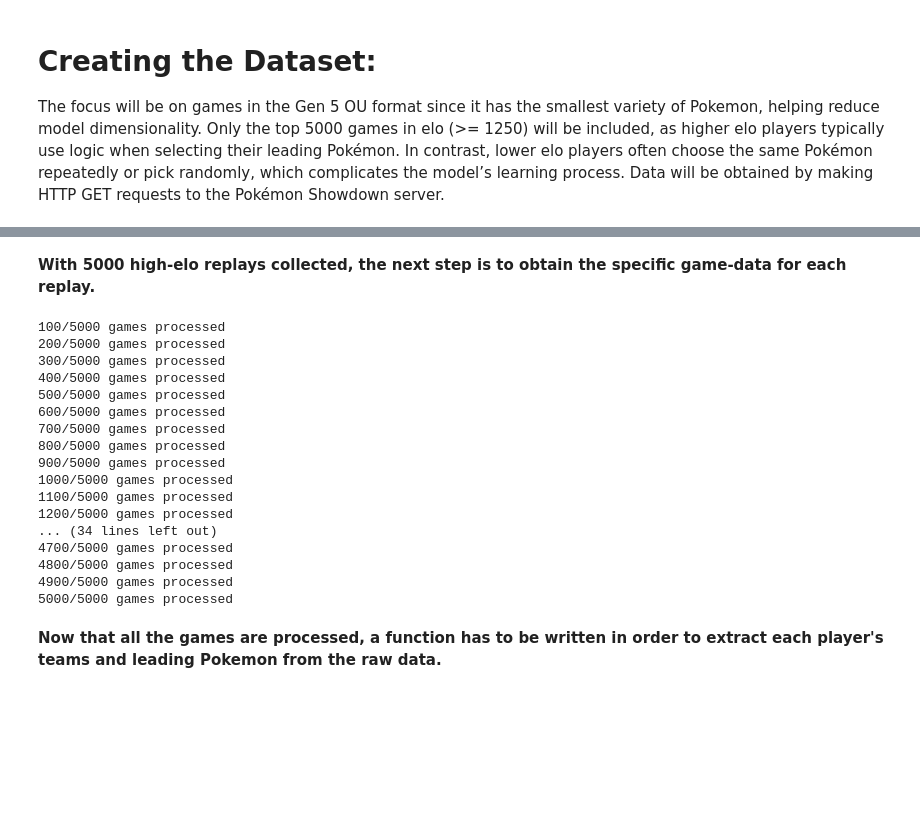
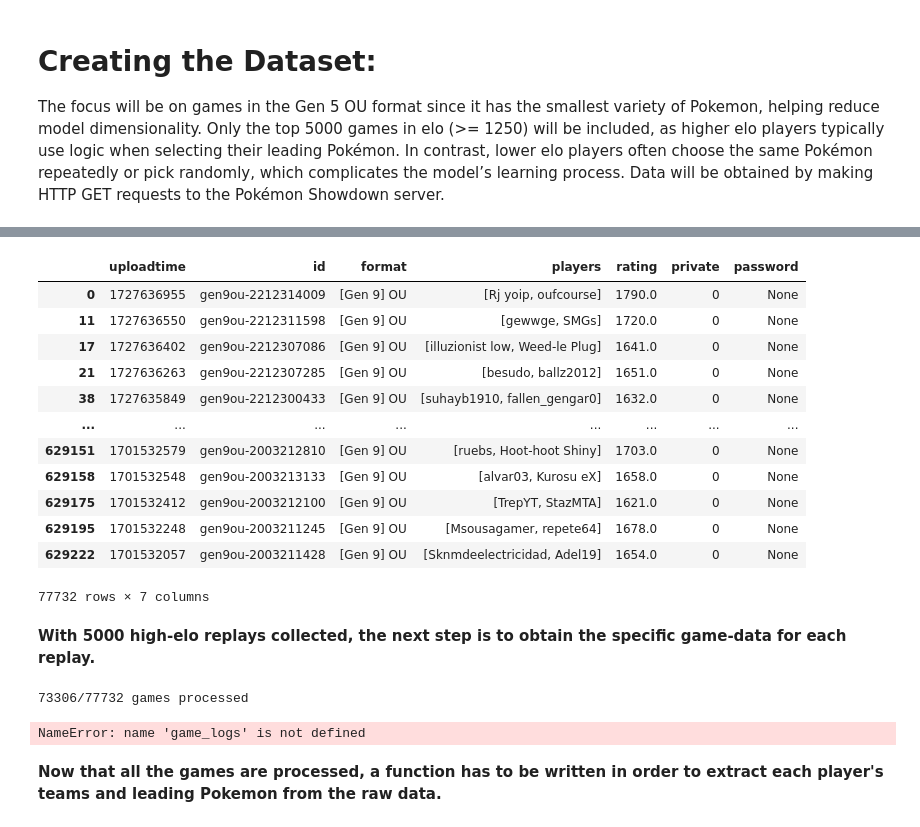
Before and after one commit to nick-kann/Xatu-AI, a Jupyter notebook: BuildDataset.ipynb, the cells around one changed output, grey strips where cells are left out. Saved outputs shown, nothing was run; the diff lists cells and outputs as text; code cells hidden in the pictures; blank space fills up the shorter version.

```diff
--- a/BuildDataset.ipynb
+++ b/BuildDataset.ipynb
@@ -61,34 +85,38 @@ df
+# %%
+df_high_elo = df[df['rating'] >= 1600]
+df_high_elo
+# %% [output]
+|  | uploadtime | id | format | players | rating | private | password |
+| 0 | 1727636955 | gen9ou-2212314009 | [Gen 9] OU | [Rj yoip, oufcourse] | 1790.0 | 0 | None |
+| 11 | 1727636550 | gen9ou-2212311598 | [Gen 9] OU | [gewwge, SMGs] | 1720.0 | 0 | None |
+| 17 | 1727636402 | gen9ou-2212307086 | [Gen 9] OU | [illuzionist low, Weed-le Plug] | 1641.0 | 0 | None |
+| 21 | 1727636263 | gen9ou-2212307285 | [Gen 9] OU | [besudo, ballz2012] | 1651.0 | 0 | None |
+| 38 | 1727635849 | gen9ou-2212300433 | [Gen 9] OU | [suhayb1910, fallen_gengar0] | 1632.0 | 0 | None |
+| ... | ... | ... | ... | ... | ... | ... | ... |
+| 629151 | 1701532579 | gen9ou-2003212810 | [Gen 9] OU | [ruebs, Hoot-hoot Shiny] | 1703.0 | 0 | None |
+| 629158 | 1701532548 | gen9ou-2003213133 | [Gen 9] OU | [alvar03, Kurosu eX] | 1658.0 | 0 | None |
+| 629175 | 1701532412 | gen9ou-2003212100 | [Gen 9] OU | [TrepYT, StazMTA] | 1621.0 | 0 | None |
+| 629195 | 1701532248 | gen9ou-2003211245 | [Gen 9] OU | [Msousagamer, repete64] | 1678.0 | 0 | None |
+| 629222 | 1701532057 | gen9ou-2003211428 | [Gen 9] OU | [Sknmdeelectricidad, Adel19] | 1654.0 | 0 | None |
+77732 rows × 7 columns
 # %% [markdown]
 **With 5000 high-elo replays collected, the next step is to obtain the specific game-data for each replay.**
 # %%
 game_logs = []
 i = 0
 for id in df['id']:
-    url = f"https://replay.pokemonshowdown.com/{id}.json"
+    url = f"https://replay.pokemonshowdown.com/{id}.json"o
     response = requests.get(url)
     data = response.json()
     game_logs.append(data)
     i += 1
-    if i % 100 == 0:
-        print(f"{i}/5000 games processed")
+    print(f"\r{i}/77732 games processed", end='')
 # %% [output]
-100/5000 games processed
-200/5000 games processed
-300/5000 games processed
-400/5000 games processed
-500/5000 games processed
-600/5000 games processed
-700/5000 games processed
-800/5000 games processed
-900/5000 games processed
-1000/5000 games processed
-1100/5000 games processed
-1200/5000 games processed
-... (34 lines left out)
-4700/5000 games processed
-4800/5000 games processed
-4900/5000 games processed
-5000/5000 games processed
+73306/77732 games processed
+# %%
+len(game_logs)
+# %% [output]
+NameError: name 'game_logs' is not defined
 # %% [markdown]
 **Now that all the games are processed, a function has to be written in order to extract each player's teams and leading Pokemon from the raw data.**
 # %%
```
Also changed, not shown: parts of 3 cells of this notebook.
